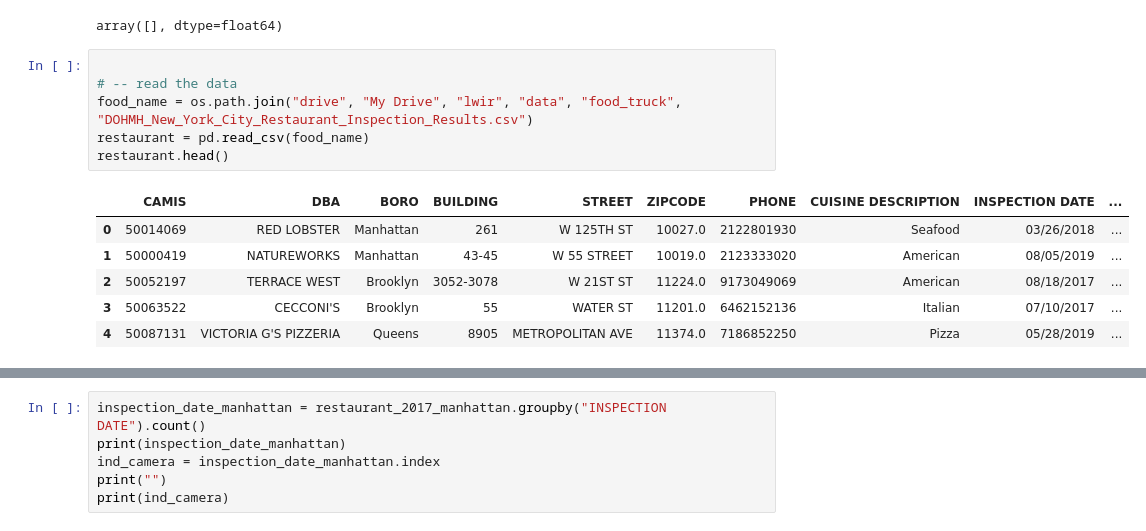
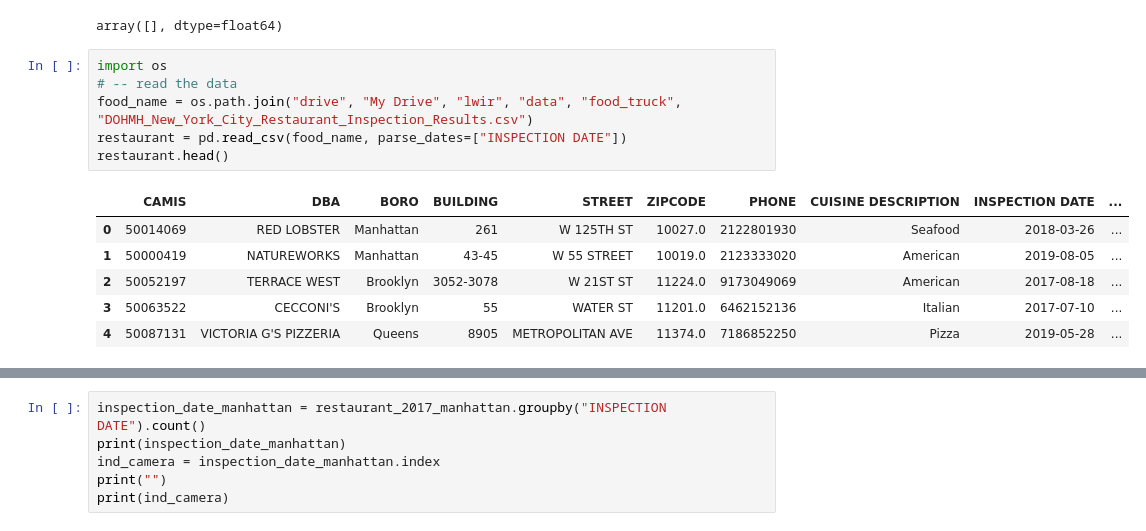
Before and after one commit to lanyu0322/phd_semester1, a Jupyter notebook: ggd_concessions_explore.ipynb, the cells around one changed output, grey strips where cells are left out. Cells and saved outputs as stored; diff of their text form.

```diff
--- a/ggd_concessions_explore.ipynb
+++ b/ggd_concessions_explore.ipynb
@@ -145,15 +155,15 @@ lats[lons > 0]
 # %% [output]
 array([], dtype=float64)
 # %%
-
+import os
 # -- read the data
 food_name = os.path.join("drive", "My Drive", "lwir", "data", "food_truck", "DOHMH_New_York_City_Restaurant_Inspection_Results.csv")
-restaurant = pd.read_csv(food_name)
+restaurant = pd.read_csv(food_name, parse_dates=["INSPECTION DATE"])
 restaurant.head()
 # %% [output]
 |  | CAMIS | DBA | BORO | BUILDING | STREET | ZIPCODE | PHONE | CUISINE DESCRIPTION | INSPECTION DATE | ... |
-| 0 | 50014069 | RED LOBSTER | Manhattan | 261 | W 125TH ST | 10027.0 | 2122801930 | Seafood | 03/26/2018 | ... |
-| 1 | 50000419 | NATUREWORKS | Manhattan | 43-45 | W 55 STREET | 10019.0 | 2123333020 | American | 08/05/2019 | ... |
-| 2 | 50052197 | TERRACE WEST | Brooklyn | 3052-3078 | W 21ST ST | 11224.0 | 9173049069 | American | 08/18/2017 | ... |
-| 3 | 50063522 | CECCONI'S | Brooklyn | 55 | WATER ST | 11201.0 | 6462152136 | Italian | 07/10/2017 | ... |
-| 4 | 50087131 | VICTORIA G'S PIZZERIA | Queens | 8905 | METROPOLITAN AVE | 11374.0 | 7186852250 | Pizza | 05/28/2019 | ... |
+| 0 | 50014069 | RED LOBSTER | Manhattan | 261 | W 125TH ST | 10027.0 | 2122801930 | Seafood | 2018-03-26 | ... |
+| 1 | 50000419 | NATUREWORKS | Manhattan | 43-45 | W 55 STREET | 10019.0 | 2123333020 | American | 2019-08-05 | ... |
+| 2 | 50052197 | TERRACE WEST | Brooklyn | 3052-3078 | W 21ST ST | 11224.0 | 9173049069 | American | 2017-08-18 | ... |
+| 3 | 50063522 | CECCONI'S | Brooklyn | 55 | WATER ST | 11201.0 | 6462152136 | Italian | 2017-07-10 | ... |
+| 4 | 50087131 | VICTORIA G'S PIZZERIA | Queens | 8905 | METROPOLITAN AVE | 11374.0 | 7186852250 | Pizza | 2019-05-28 | ... |
```
Also changed, not shown: parts of 38 cells of this notebook.
